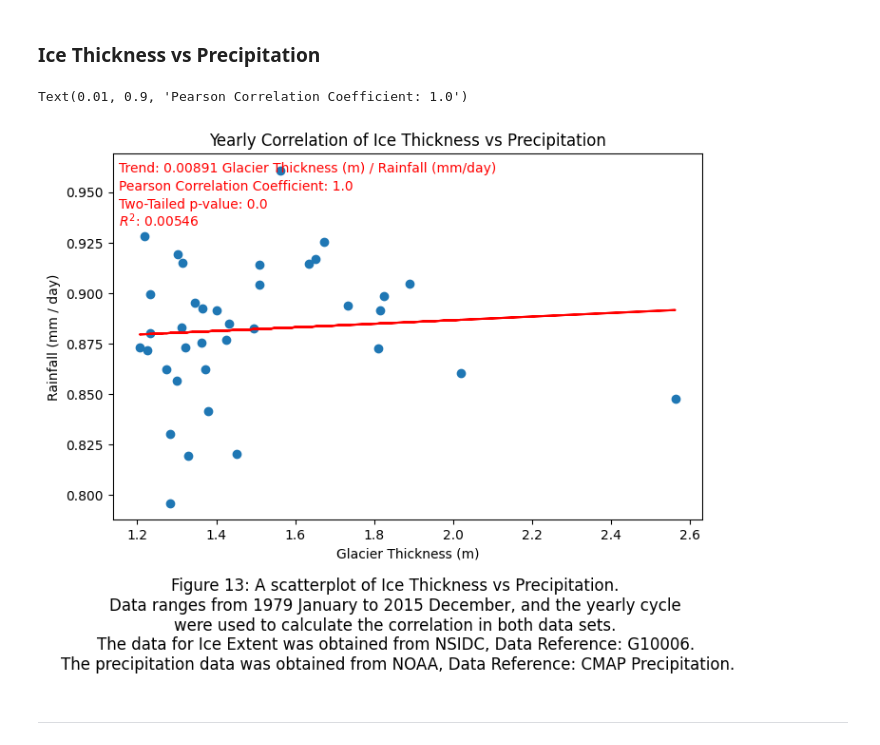
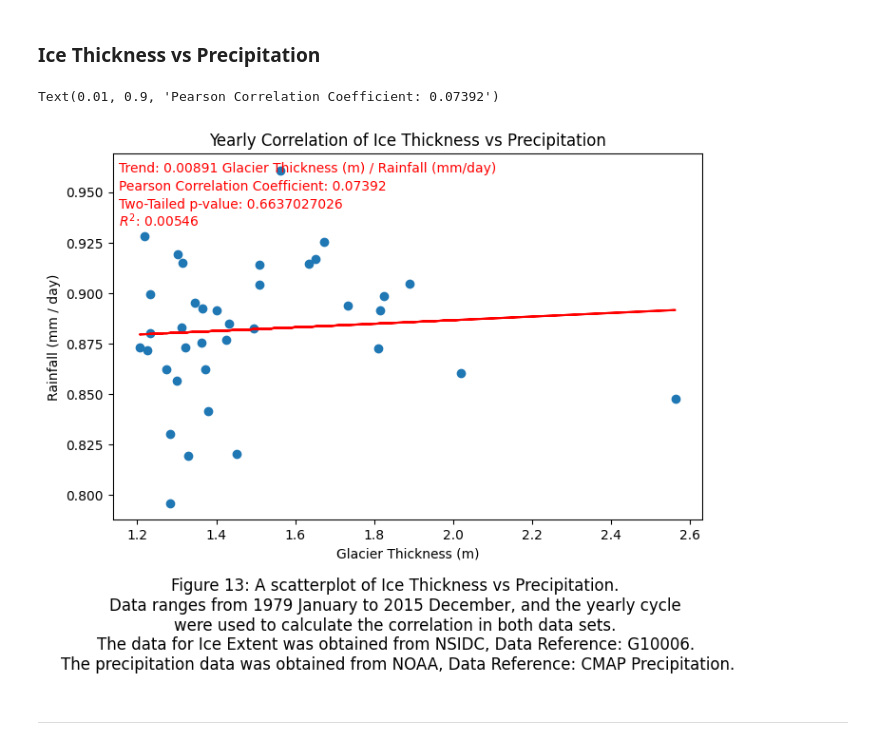
Before and after one commit to gardeneda/Arctic-Ice-vs-Precipitation, a Jupyter notebook: data_management.ipynb, the cells around one changed output. Saved outputs shown, nothing was run; the diff lists cells and outputs as text; code cells hidden in the pictures.

```diff
--- a/data_management.ipynb
+++ b/data_management.ipynb
@@ -955,36 +955,36 @@ trend_thkns_vs_precip = thkns_vs_precip_model.params[1]
 conf_thkns_vs_precip = thkns_vs_precip_model.conf_int()[1]
 rsquared_thkns_vs_precip = thkns_vs_precip_model.rsquared
 
 # Performing the Pearson's Correlation measure on the two data sets.
-x = precip_values
+x = thkns_values
 pearson_thkns_vs_precip = stat.pearsonr(x, y)
 
 # Isolating the Pearson's Correlation Coefficient
 pearson_coefficient_thkns_vs_precip = pearson_thkns_vs_precip[0]
 
 # Isolating the two-tailed p-values
 two_pvalue_thkns_vs_precip = pearson_thkns_vs_precip[1]
 
 # Plotting the data.
 plt.figure(figsize=(8,5))
 plt.scatter(thkns_values, precip_values)
 plt.plot(thkns_values, prediction_thkns_vs_precip, color='r')
 plt.title("Yearly Correlation of Ice Thickness vs Precipitation")
 plt.xlabel("Glacier Thickness (m)")
 plt.ylabel("Rainfall (mm / day)")
 plt.figtext(0.5, -0.2, 'Figure 13: A scatterplot of Ice Thickness vs Precipitation. \n' +
             'Data ranges from 1979 January to 2015 December, and the yearly cycle \n' +
             'were used to calculate the correlation in both data sets. \n' +
             'The data for Ice Extent was obtained from NSIDC, Data Reference: G10006. \n' +
             'The precipitation data was obtained from NOAA, Data Reference: CMAP Precipitation.',
             wrap=True, horizontalalignment='center', fontsize=12)
 plt.annotate('Trend: ' + str(round(trend_thkns_vs_precip, 5)) + ' Glacier Thickness (m) / Rainfall (mm/day)', xy=(0.01, 0.95), xycoords='axes fraction', color='r', fontsize=10)
 plt.annotate('$R^2$: ' + str(round(rsquared_thkns_vs_precip, 5)), xy=(0.01, 0.8), xycoords='axes fraction', color='r', fontsize=10)
 plt.annotate('Two-Tailed p-value: ' + str(round(two_pvalue_thkns_vs_precip, 10)), xy=(0.01, 0.85), xycoords='axes fraction', color='r', fontsize=10)
 plt.annotate('Pearson Correlation Coefficient: ' + str(round(pearson_coefficient_thkns_vs_precip, 5)), xy=(0.01, 0.9), xycoords='axes fraction', color='r', fontsize=10)
 # %% [output]
-Text(0.01, 0.9, 'Pearson Correlation Coefficient: 1.0')
+Text(0.01, 0.9, 'Pearson Correlation Coefficient: 0.07392')
-[figure, old version]
+[figure, new version]
 # %% [markdown]
 <hr>
 # %% [markdown]
```
Also changed, not shown: parts of 2 cells of this notebook.
